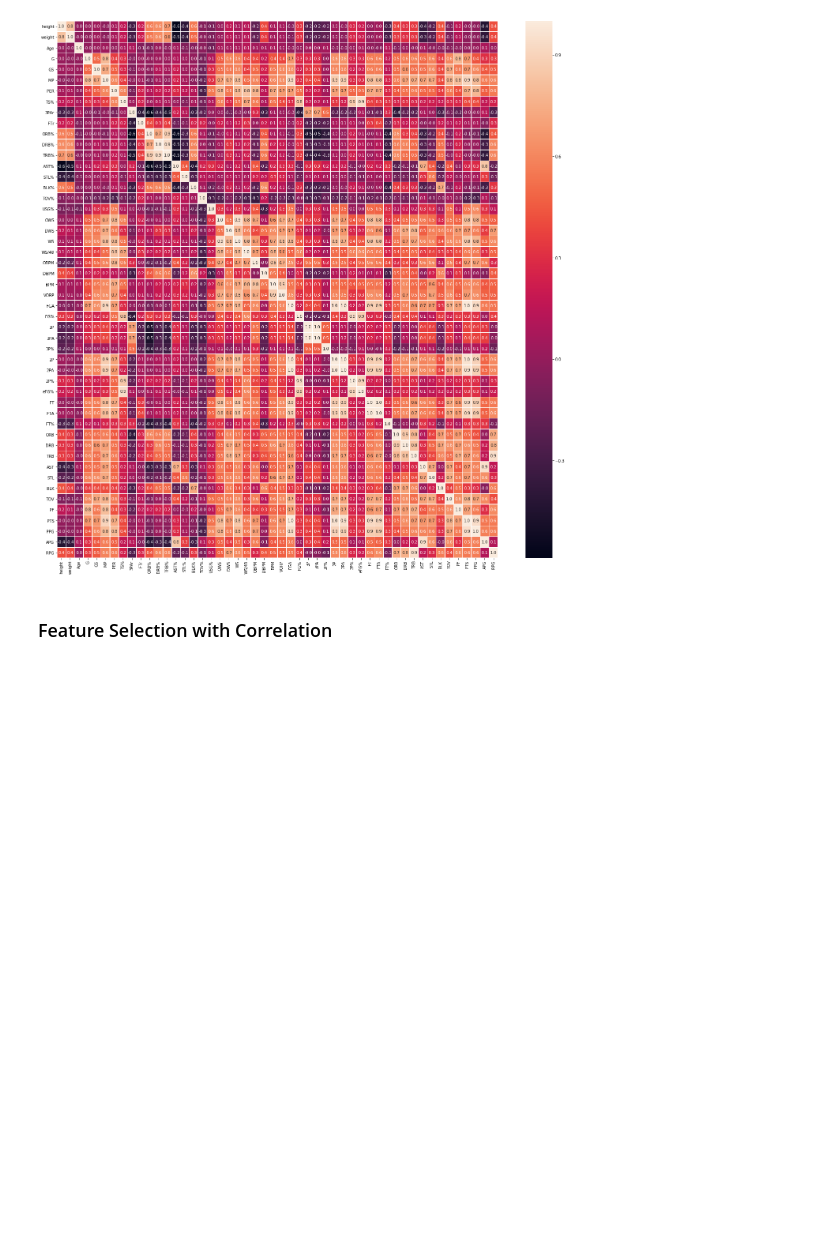
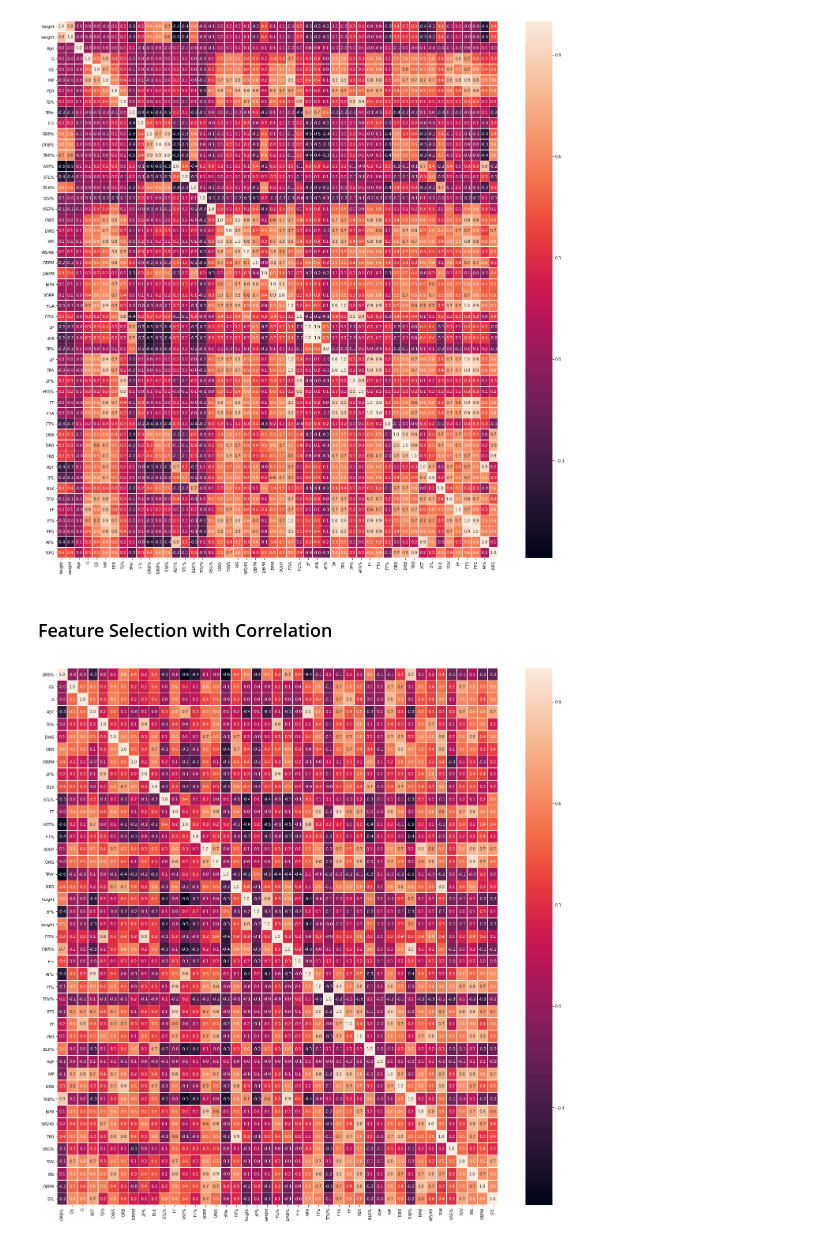
Before and after one commit to venkat9yash/ml-practice, a Jupyter notebook: Nba_Clustering.ipynb, the cells around one changed output. Cells and saved outputs as stored; diff of their text form; code cells hidden in the pictures; blank space fills up the shorter version.

```diff
--- a/Nba_Clustering.ipynb
+++ b/Nba_Clustering.ipynb
@@ -239,3 +246,15 @@ plt.show()
 [figure]
 # %% [markdown]
 ### Feature Selection with Correlation
+# %%
+#Columns that can be removed because of correlation.
+#Below columns are picked to be removed after looking at the correlation matrix above
+redund_attributes = ['FGA','3P','2P','3PA','2PA','FTA','eFG%']
+new_metrics = list(set(metrics) - set(redund_attributes))
+# %%
+#New Correlation Map after filtering out redundant features - Note no 1.0 correlation to any other feature
+f,ax = plt.subplots(figsize=(25, 25))
+sns.heatmap(norm_df[new_metrics].corr(), annot=True, linewidths=.5, fmt= '.1f',ax=ax)
+plt.show()
+# %% [output]
+[figure, added]
```
Also changed, not shown: parts of 1 cell of this notebook.
